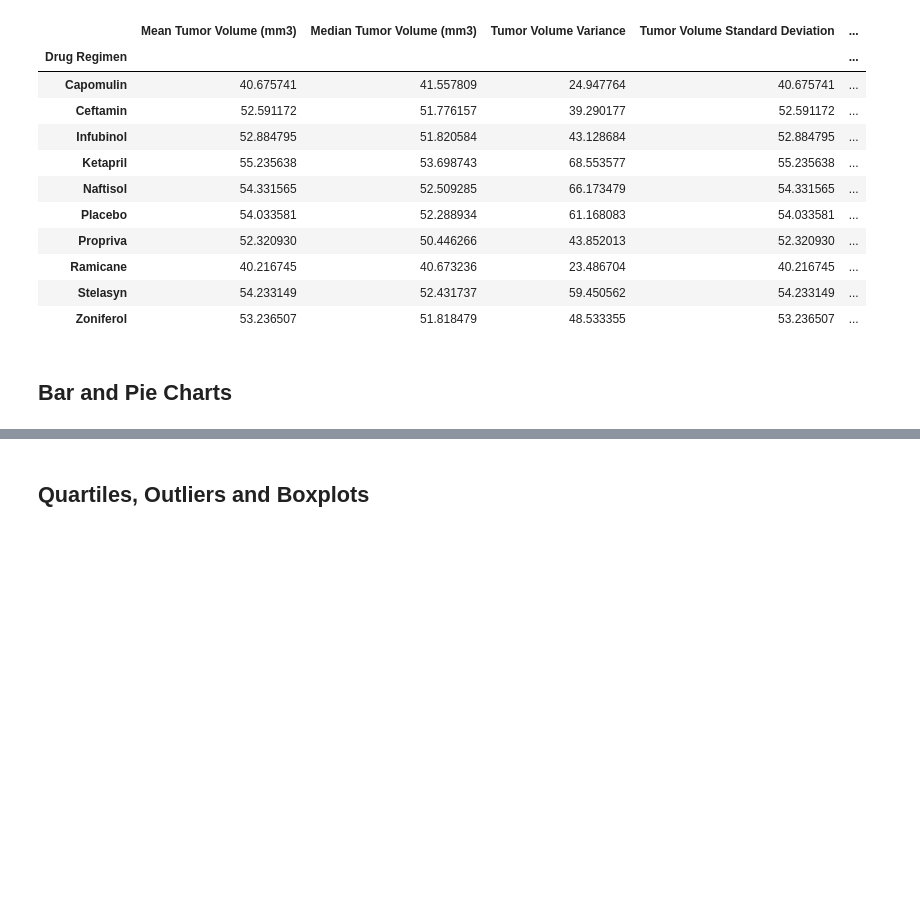
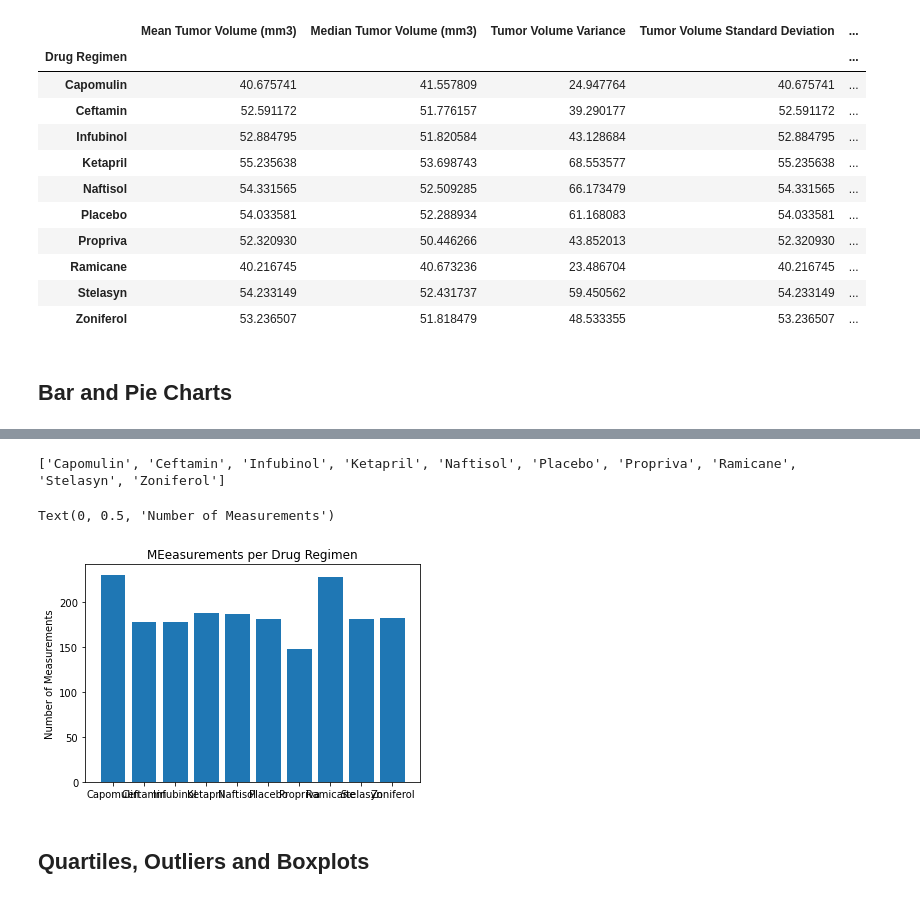
Before and after one commit to d-jimenez/Matplotlib-Challenge, a Jupyter notebook: Pymaceuticals/main.ipynb, the cells around one changed output, grey strips where cells are left out. Saved outputs shown, nothing was run; the diff lists cells and outputs as text; code cells hidden in the pictures; blank space fills up the shorter version.

```diff
--- a/Pymaceuticals/main.ipynb
+++ b/Pymaceuticals/main.ipynb
@@ -188,3 +197,26 @@ drug_reg_df
+# %%
+# Generate a bar plot showing the total number of measurements taken on each drug regimen using pyplot.
+regimen_measurement_group=unique_mice_study_df.groupby('Drug Regimen').count
+regimen_measurement_df
+
+y=regimen_measurement_df
+# print(y)
+
+x=list(regimen_measurement_df.index)
+print(x)
+
+plt.bar(x,y)
+plt.title("MEeasurements per Drug Regimen")
+plt.xlabel('Drug Regimen')
+plt.ylabel('Number of Measurements')
+# regimen_measurement_df.plot(kind='bar')
+
+# plt.title("MEasurements per Drug Regimen")
+# plt.ylabel('Number of Measurements')
+# %% [output]
+['Capomulin', 'Ceftamin', 'Infubinol', 'Ketapril', 'Naftisol', 'Placebo', 'Propriva', 'Ramicane', 'Stelasyn', 'Zoniferol']
+Text(0, 0.5, 'Number of Measurements')
+[figure, added]
 # %%
 # Generate a pie plot showing the distribution of female versus male mice using pandas
 # %%
```
Also changed, not shown: parts of 5 cells of this notebook.
